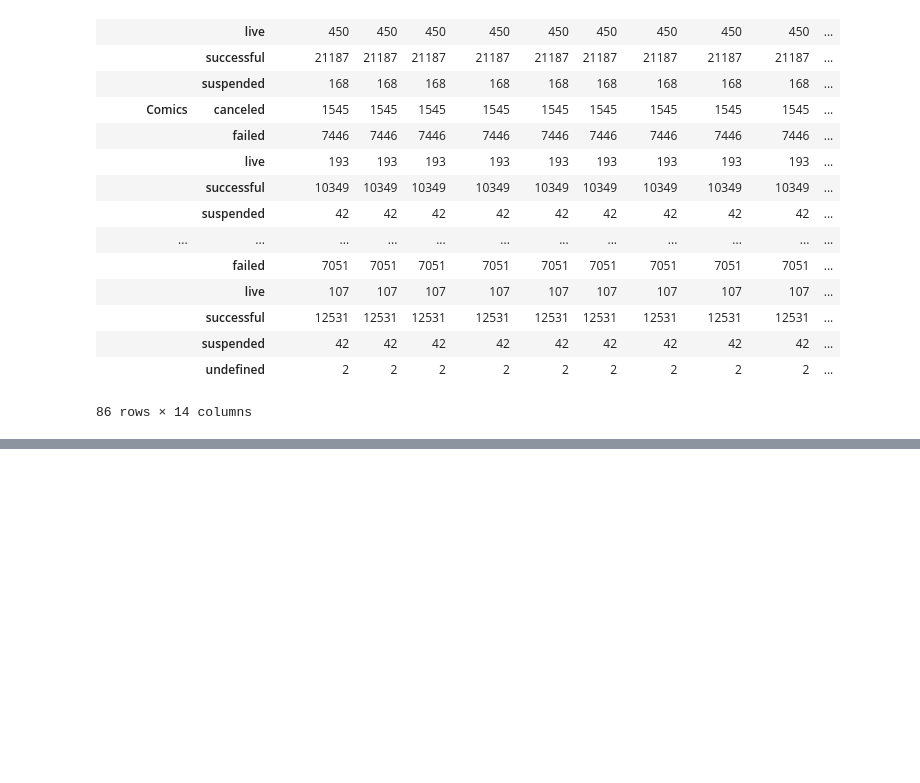
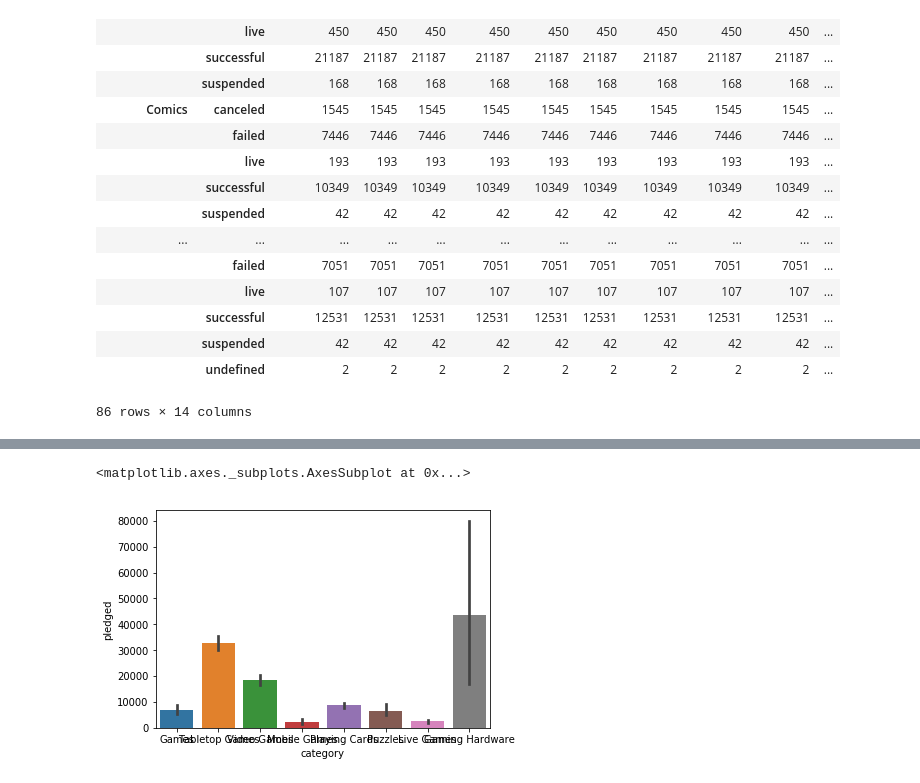
Before and after one commit to tsinu2009/DataAnalyticsBootCamp, a Jupyter notebook: Internship.ipynb, the cells around one changed output, grey strips where cells are left out. Cells and saved outputs as stored; diff of their text form; code cells hidden in the pictures; blank space fills up the shorter version.

```diff
--- a/Internship.ipynb
+++ b/Internship.ipynb
@@ -191,0 +244,5 @@ AttributeError: 'DataFrameGroupBy' object has no attribute 'value_count'
+# %%
+sns.barplot('category','pledged', data=df)
+# %% [output]
+<matplotlib.axes._subplots.AxesSubplot at 0x...>
+[figure, added]
```
Also changed, not shown: parts of 26 cells of this notebook.
